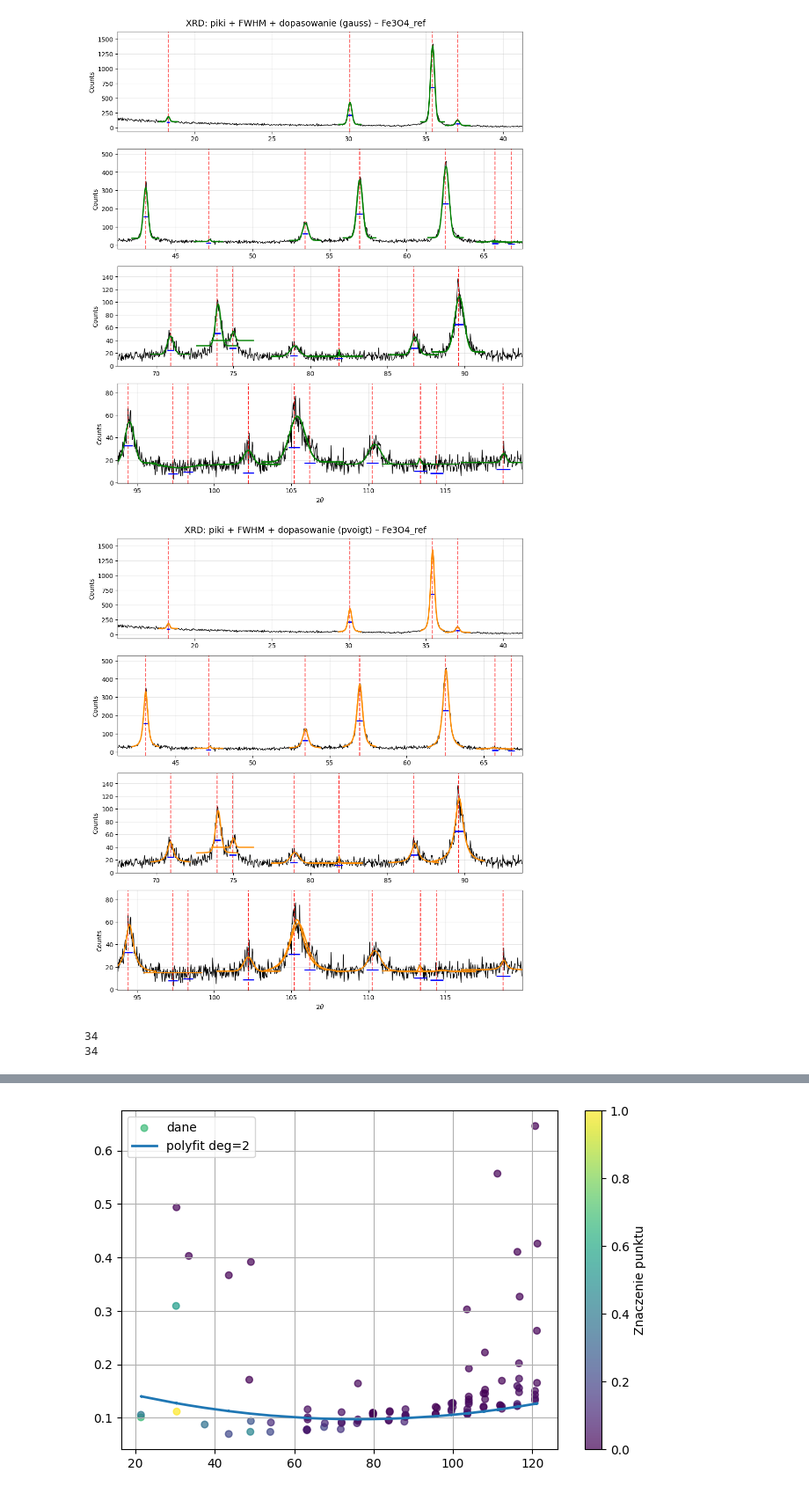
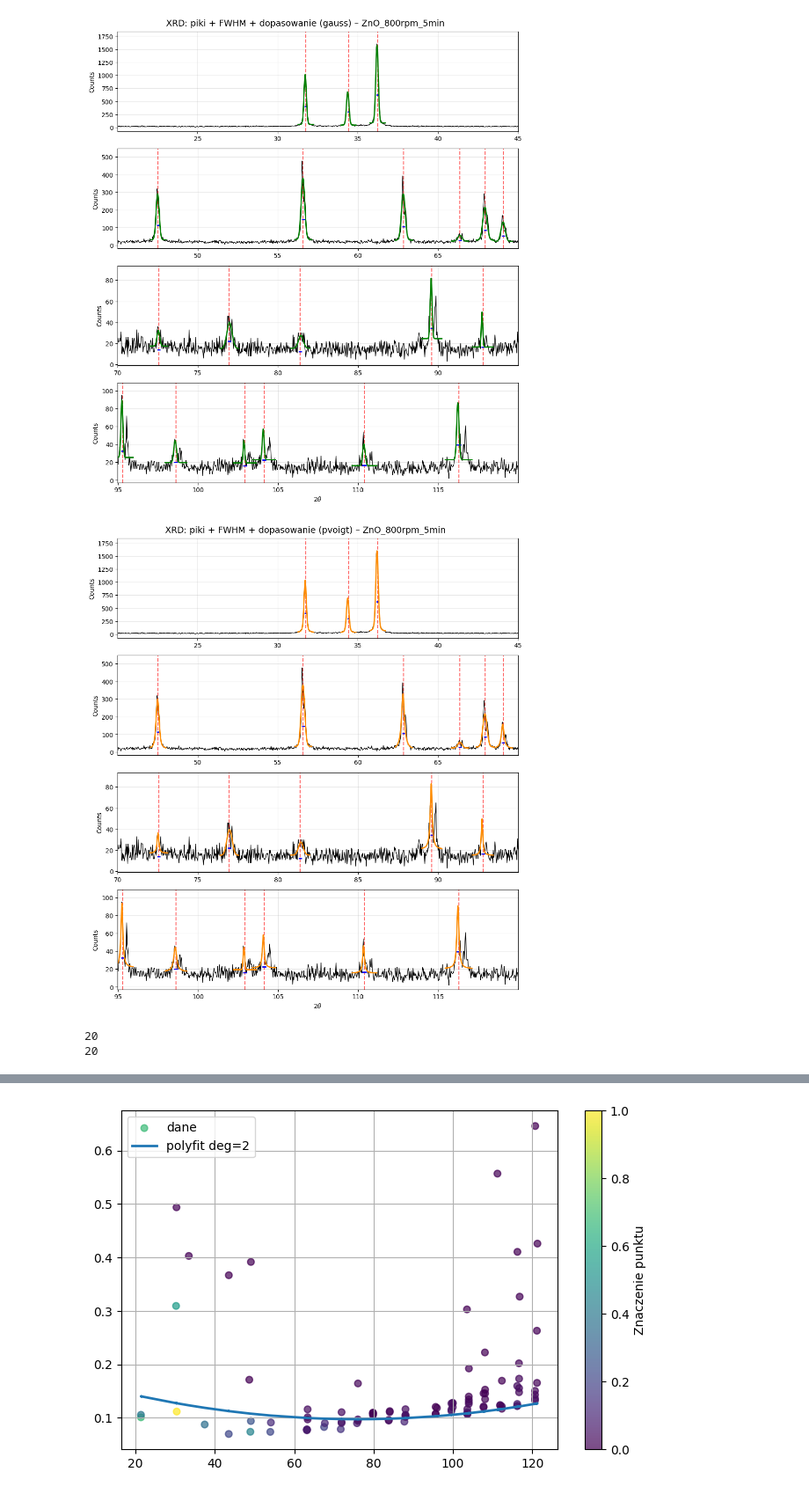
Before and after one commit to natkurdz/XRD-AI, a Jupyter notebook: testing_sample_vol2.ipynb, the cells around one changed output, grey strips where cells are left out. Shown at 88% size. Drawn from its saved outputs; the diff is of its cells as text; code cells hidden in the pictures.

```diff
--- a/testing_sample_vol2.ipynb
+++ b/testing_sample_vol2.ipynb
@@ -100,7 +100,7 @@ class Data_file:
         self.fwhm = self.hkl_plus['fwhm']
         self.f2 = self.hkl_plus['f2']
         self.sf2 = self.hkl_plus['sf2']
-        # self.two_theta,self.fwhm = self.del_duplicates(self.two_theta,self.fwhm,0.001)
+        self.two_theta,self.fwhm = self.del_duplicates(self.two_theta,self.fwhm,0.001)
 
     # def without_ap(self,without_ap_counts):
     #     self.without_aparature_counts =  np.asarray(without_ap_counts, dtype=float )
@@ -109,8 +109,8 @@ class Data_file:
         counts_of_peak_in_index(self.counts,peaks)
         self.two_theta_in_counts = np.asarray(peaks,dtype=int )
 
-    # def del_bac_counts(self,only_counts):
-    #     self.without_bac_counts = np.asarray(only_counts, dtype=float )
+    def del_bac_counts(self,only_counts):
+        self.without_bac_counts = np.asarray(only_counts, dtype=float )
 
     def set_calibration(self,calibration_ap_fit):
         self.calibration_ap_fit = calibration_ap_fit
@@ -244,20 +244,20 @@ class Data_file:
 # %%
 #create class element - aparature
 ap = Data_file(-1)
 #create class element - sample
-f = Data_file(0)
+f = Data_file(70)
 f.read_data_of_hkl()
 # Gauss
 f.plot_counts_with_peaks_fwhm_and_fit(model="gauss")
 
 # pseudo-Voigt (zalecane do XRD)
 f.plot_counts_with_peaks_fwhm_and_fit(model="pvoigt")
 # %% [output]
-[figure, old version]
+[figure, new version]
-[figure, old version]
+[figure, new version]
 # %%
 print(len(f.two_theta))
 print(len(f.fwhm))
 # %% [output]
-34
-34
+20
+20
```
Also changed, not shown: parts of 35 cells of this notebook, 1 other file.
